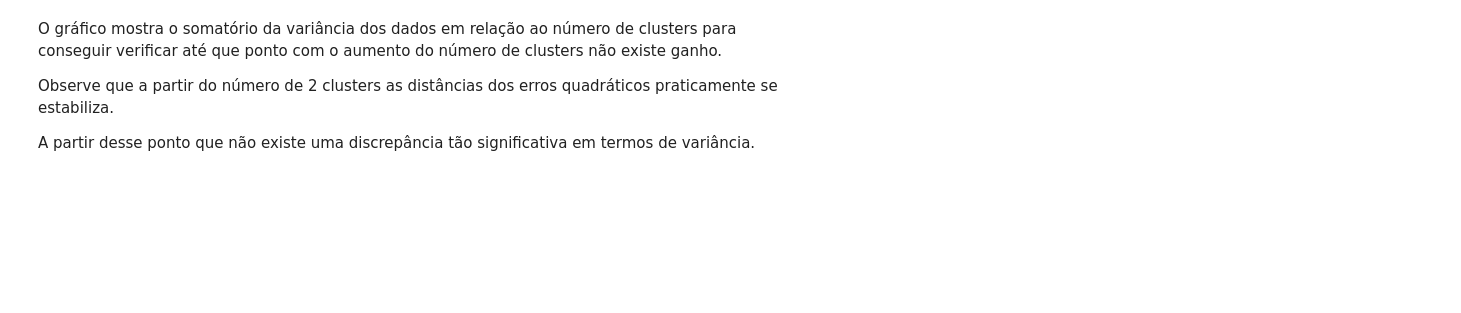
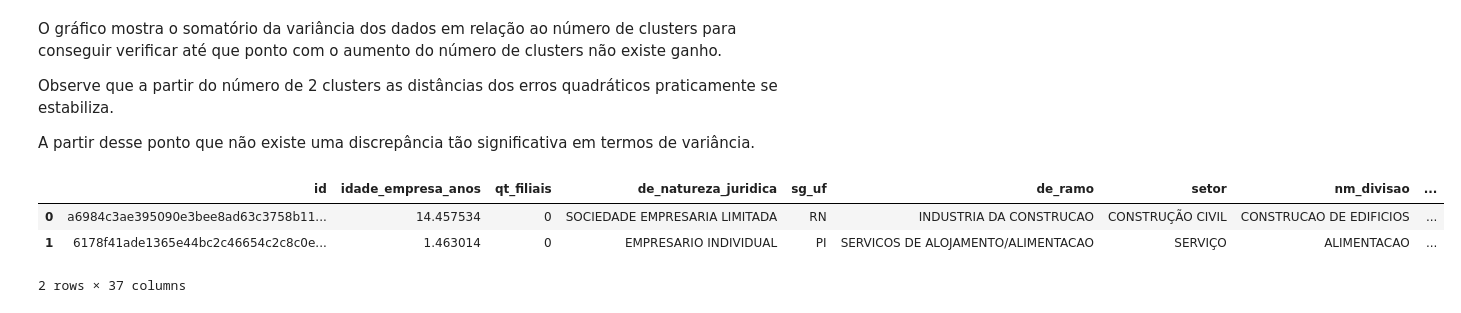
Before and after one commit to diasctiago/codenation, a Jupyter notebook: Desafio Final - Recomenda Leads/main.ipynb, the cells around one changed output. Saved outputs shown, nothing was run; the diff lists cells and outputs as text; code cells hidden in the pictures; blank space fills up the shorter version.

```diff
--- a/Desafio Final - Recomenda Leads/main.ipynb
+++ b/Desafio Final - Recomenda Leads/main.ipynb
@@ -300,3 +413,7 @@ array([0, 0, 0, ..., 0, 0, 0])
+# %%
+# Adicionando as classe no df
+labels = kmeans.labels_
+df_nao_nulos['kmeans'] = labels
 # %%
 wcss = []
 
@@ -328,3 +445,10 @@ O gráfico mostra o somatório da variância dos dados em relação ao número d
 Observe que a partir do número de 2 clusters as distâncias dos erros quadráticos praticamente se estabiliza.
 
 A partir desse ponto que não existe uma discrepância tão significativa em termos de variância.
+# %%
+df_nao_nulos.head(2)
+# %% [output]
+|  | id | idade_empresa_anos | qt_filiais | de_natureza_juridica | sg_uf | de_ramo | setor | nm_divisao | ... |
+| 0 | a6984c3ae395090e3bee8ad63c3758b11... | 14.457534 | 0 | SOCIEDADE EMPRESARIA LIMITADA | RN | INDUSTRIA DA CONSTRUCAO | CONSTRUÇÃO CIVIL | CONSTRUCAO DE EDIFICIOS | ... |
+| 1 | 6178f41ade1365e44bc2c46654c2c8c0e... | 1.463014 | 0 | EMPRESARIO INDIVIDUAL | PI | SERVICOS DE ALOJAMENTO/ALIMENTACAO | SERVIÇO | ALIMENTACAO | ... |
+2 rows × 37 columns
```
Also changed, not shown: parts of 31 cells of this notebook.
